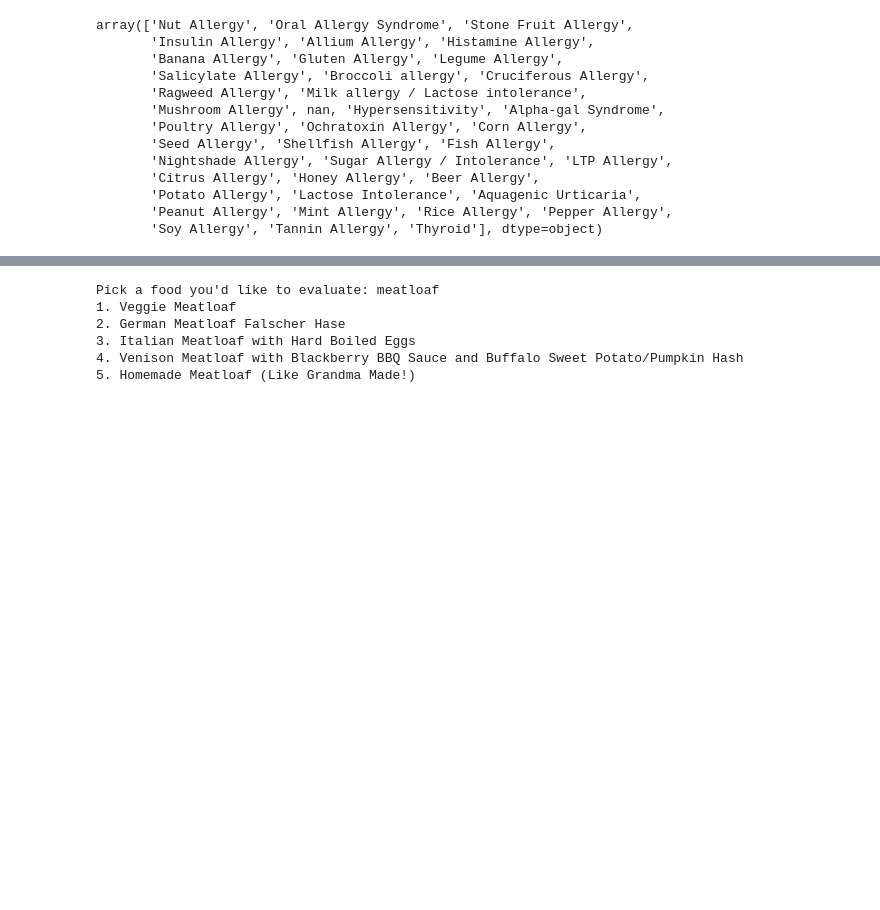
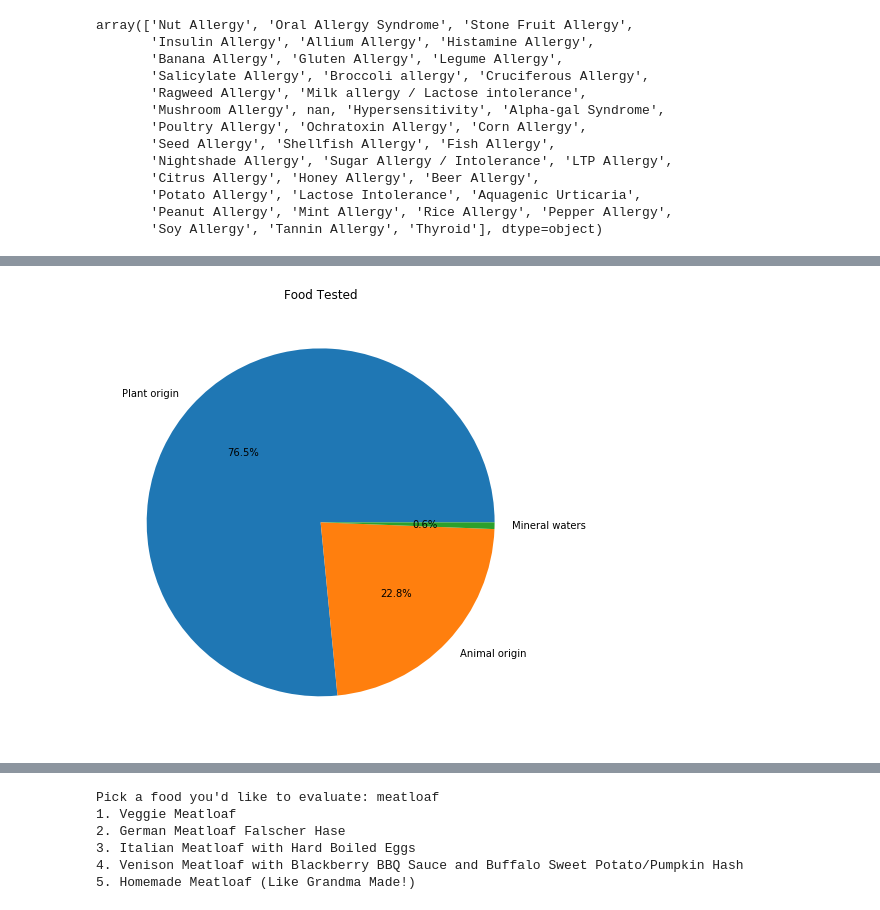
Before and after one commit to rbeebe1/project_01_group_01, a Jupyter notebook: app.ipynb, the cells around one changed output, grey strips where cells are left out. Saved outputs shown, nothing was run; the diff lists cells and outputs as text; code cells hidden in the pictures; blank space fills up the shorter version.

```diff
--- a/app.ipynb
+++ b/app.ipynb
@@ -235,16 +182,19 @@ plt.show()
 # %%
-
-
+#Group data by class type
+#Group data by allergy
 grouped = Food_data_file_df.groupby(["Class", "Allergy"]).size().reset_index(name="count")
 grouped = grouped[grouped["count"]>0]
 grouped = grouped.groupby(["Class"])["count"].sum().reset_index(name="Total Count")
 
 # sort the data by total count in descending order
 grouped = grouped.sort_values('Total Count', ascending=False)
 
 # create a pie chart of the top 10 food types with the highest total count of allergies
 top10 = grouped.head(10)
+plt.figure(figsize=(12,8))
 plt.pie(top10['Total Count'], labels=top10['Class'], autopct='%1.1f%%')
 plt.title("Food Tested")
 plt.show()
+# %% [output]
+[figure, added]
 # %%
```
Also changed, not shown: parts of 17 cells of this notebook.
